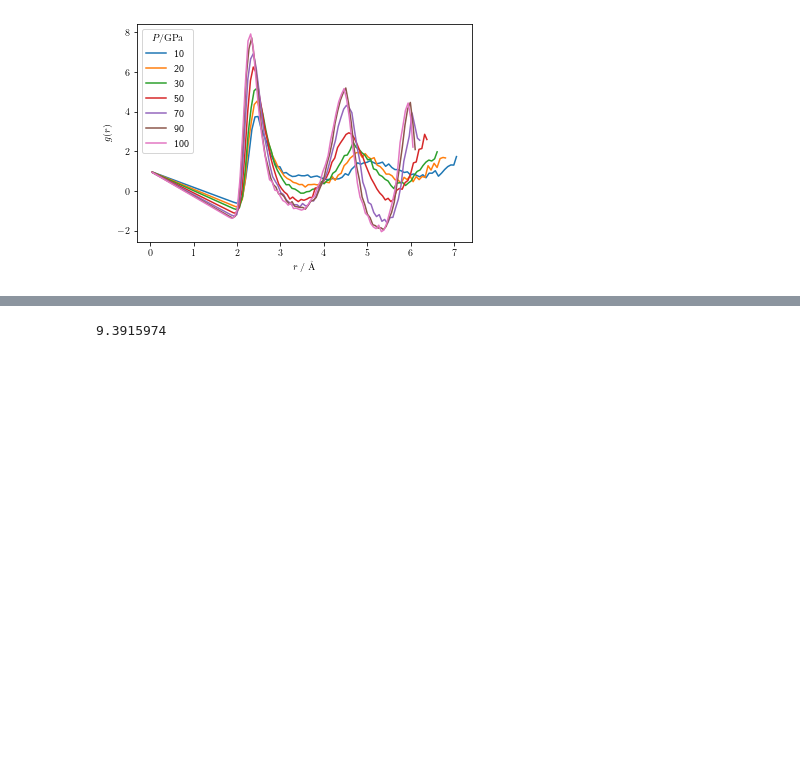
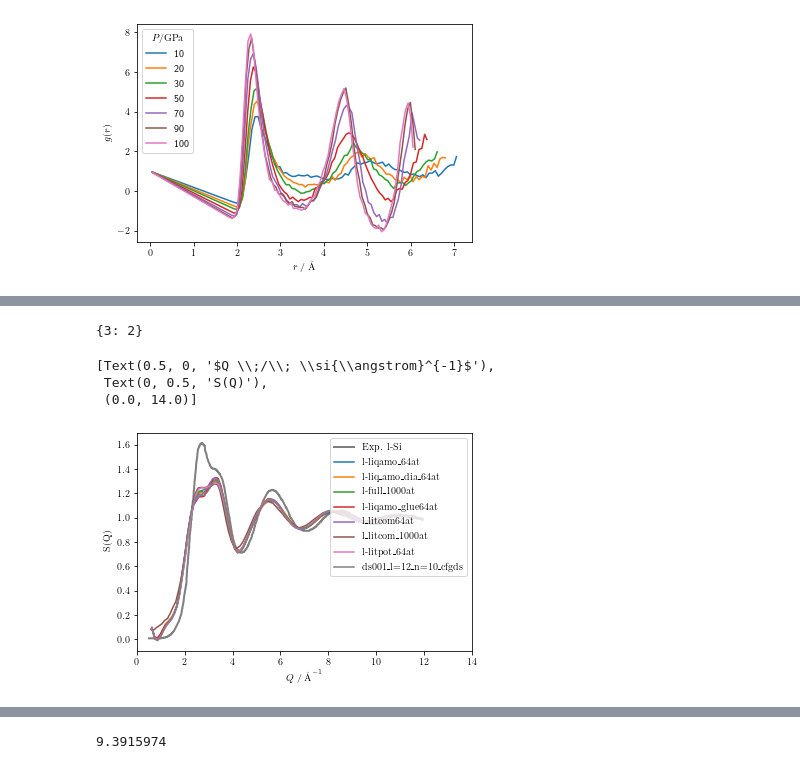
Before and after one commit to MorrowChem/Ge_analysis_local, a Jupyter notebook: hp_MD_explore.ipynb, the cells around one changed output, grey strips where cells are left out. Saved outputs shown, nothing was run; the diff lists cells and outputs as text; code cells hidden in the pictures; blank space fills up the shorter version.

```diff
--- a/hp_MD_explore.ipynb
+++ b/hp_MD_explore.ipynb
@@ -194 +172,5 @@ Si_litDB_liq_amo_dia_64 =  MD_run(GE+'MD_runs/Si_litDB_amo_liq_dia/run_64001')
+# %%
+Si_litDB_litcom_1000 = MD_run(GE+'MD_runs/Si_litDB_litcommand/run_1000_001')
+# %%
+Si_litpot_MD = MD_run(GE+'MD_runs/Si_testrun/run_64001')
 # %%
@@ -205,0 +234,8 @@ Si_litDB_liq_amo_dia_64.bin_fit(s_selection=[i for i in range(0,90)], q_selectio
+# %%
+testd = {3:2}
+test2 = {3:4}
+for i in testd:
+    test2[i] = testd[i]
+print(test2)
+# %% [output]
+{3: 2}
@@ -213,3 +277,43 @@ Si_litDB_full_4000.structure_factors(selection=[i for i in range(30,120)]+[i for
 # %%
 full_liq = Si_litDB_full_4000.bin_fit(s_selection=[i for i in range(0,90)], q_selection=[0.5,12])
 full_amo = Si_litDB_full_4000.bin_fit(s_selection=[i for i in range(90,110)], q_selection=[0.5,12])
+# %%
+labels = [r'ds001\_l=12\_n=10\_cfgds', r'ds005', r'ds005\_l=12\_n=10']
+fig, axs = plt.subplots()
+# axs.errorbar(*full_amo[0], yerr=full_amo[1][1],
+#             label='a-hpGAP\_litDB\_1000')
+# axs.errorbar(*Si_litDB_liqamo_64.Sq_x_av, yerr=Si_litDB_liqamo_64.Sq_x_std[1],
+#             label='l-hpGAP\_liqamo\_64')
+# axs.errorbar(*Si_litDB_liq_amo_dia_64.Sq_x_av, yerr=Si_litDB_liq_amo_dia_64.Sq_x_std[1],
+#             label='l-hpGAP\_liq\_amo\_dia\_64')
+# axs.errorbar(*full_liq[0], yerr=full_liq[1][1],
+#             label='l-hpGAP\_litDB\_1000')
+axs.errorbar(*Si_litDB_liqamo_64.Sq_x_av[0], yerr=None,
+            label=r'l-liqamo\_64at')
+axs.errorbar(*Si_litDB_liq_amo_dia_64.Sq_x_av[0], yerr=None,
+            label=r'l-liq\_amo\_dia\_64at')
+axs.errorbar(*Si_litDB_full_4000.Sq_x_av[0], yerr=None,
+            label=r'l-full\_1000at')
+axs.errorbar(*Si_litDB_glue.Sq_x_av[0], yerr=None,
+            label=r'l-liqamo\_glue\-64at')
+axs.errorbar(*Si_litDB_litcom.Sq_x_av[0], yerr=None,
+            label=r'l\_litcom\-64at')
+axs.errorbar(*Si_litDB_litcom_1000.Sq_x_av[1], yerr=None,
+            label=r'l\_litcom\_1000at')
+axs.errorbar(*Si_litpot_MD.Sq_x_av[1], yerr=None,
+            label=r'l-litpot\_64at')
+for ct, i in enumerate(Si_litDB_liqamo_MDS[-2:-1]):
+    # axs.errorbar(*i.Sq_x_av[0], yerr=i.Sq_x_std[1][1],
+    #             label=labels[ct])
+    axs.errorbar(*i.Sq_x_av[0], yerr=None,
+                label=labels[ct])
+axs.plot(*Si_exp_Sq, color='Gray', linewidth=2, label='Exp. l-Si')
+#axs.plot(*aSi_exp_Sq, color='k', linewidth=2, label='Exp. a-Si')
+axs.legend()
+axs.set(xlabel=r'$Q \;/\; \si{\angstrom}^{-1}$', ylabel='S(Q)', xlim=(0, 14))
+# fig.savefig(GE+'Analysis/Sq_l-Si_litDB.png', bbox_inches='tight', dpi=100)
+# %% [output]
+[Text(0.5, 0, '$Q \\;/\\; \\si{\\angstrom}^{-1}$'),
+ Text(0, 0.5, 'S(Q)'),
+ (0.0, 14.0)]
+[figure, added]
```
Also changed, not shown: parts of 76 cells of this notebook, 2 other files.
